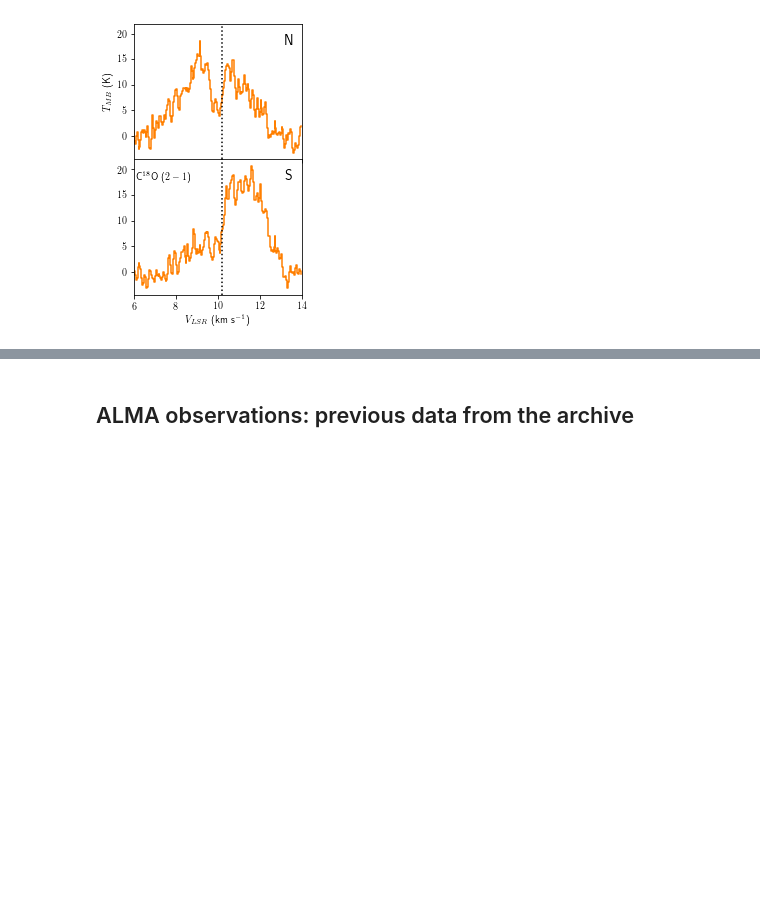
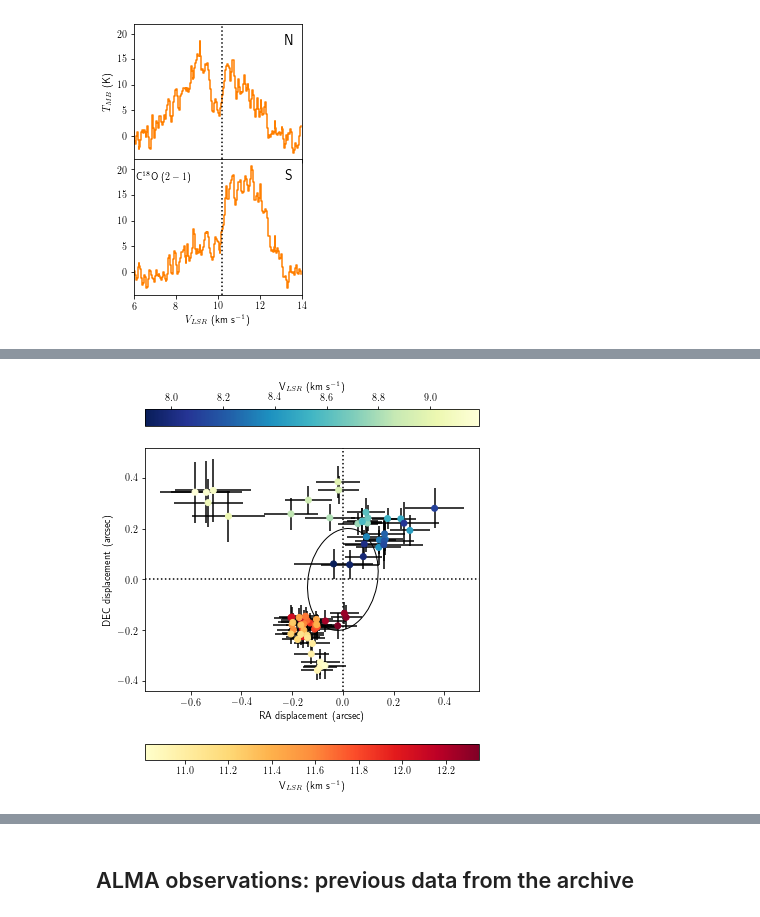
Before and after one commit to tere-valdivia/Barnard_5_infall, a Jupyter notebook: figures.ipynb, the cells around one changed output, grey strips where cells are left out. Saved outputs shown, nothing was run; the diff lists cells and outputs as text; code cells hidden in the pictures; blank space fills up the shorter version.

```diff
--- a/figures.ipynb
+++ b/figures.ipynb
@@ -1586,0 +1648,42 @@ WARNING: SliceWarning: Slice (slice(None, None, None), None) cannot be used on t
+# %%
+velocitylistblue, positionxblue_arcsec, positionyblue_arcsec, errpositionxblue_arcsec, errpositionyblue_arcsec = np.load(c18opositionbluefile)
+velocitylistred, positionxred_arcsec, positionyred_arcsec, errpositionxred_arcsec, errpositionyred_arcsec = np.load(c18opositionredfile)
+distancesblue_au, errdistancesblue_au = np.load(c18odistancebluefile)
+distancesred_au, errdistancesred_au = np.load(c18odistanceredfile)
+deltadecc18o = np.abs(cube_C18O.header['CDELT2'])
+# %%
+savefigure = True
+figname = figurefolder + 'displacement_plot_imageplane_alt_cbar.pdf'
+scalebarsize = 500
+scalebarpix = int((scalebarsize / dist_B5.value) / 3600 / deltadecc18o)
+
+
+fig = plt.figure(figsize=(6,8))
+ax = fig.add_subplot(111)
+ellipse = Ellipse(xy=(0, 0), width=bmajc18o* 3600*deltadecc18o, height=bminc18o* 3600*deltadecc18o, angle=bpac18o, edgecolor='k', fc='None', lw=1)
+sc = ax.scatter(positionxblue_arcsec, positionyblue_arcsec,
+                c=velocitylistblue,
+                cmap='YlGnBu_r', zorder=100)
+plt.colorbar(sc, ax=ax, label=r'V$_{LSR}$ (km s$^{-1}$)', location='top')
+ax.errorbar(positionxblue_arcsec, positionyblue_arcsec,
+                xerr=errpositionxblue_arcsec,
+                yerr=errpositionyblue_arcsec,
+                color='k', fmt='.')
+sc2 = ax.scatter(positionxred_arcsec, positionyred_arcsec,
+                c=velocitylistred,
+                cmap='YlOrRd', zorder=100)
+plt.colorbar(sc2, ax=ax, label=r'V$_{LSR}$ (km s$^{-1}$)', location='bottom')
+ax.errorbar(positionxred_arcsec, positionyred_arcsec,
+                xerr=errpositionxred_arcsec,
+                yerr=errpositionyred_arcsec,
+                color='k', fmt='.')
+ax.axhline(0, color='k', ls=':')
+ax.axvline(0, color='k', ls=':')
+ax.set_xlabel('RA displacement (arcsec)')
+ax.set_ylabel('DEC displacement (arcsec)')
+ax.add_patch(ellipse)
+ax.axis('equal')
+if savefigure:
+    fig.savefig(figname, bbox_inches='tight', dpi=300)
+# %% [output]
+[figure, added]
```
Also changed, not shown: parts of 11 cells of this notebook, 28 other files.
